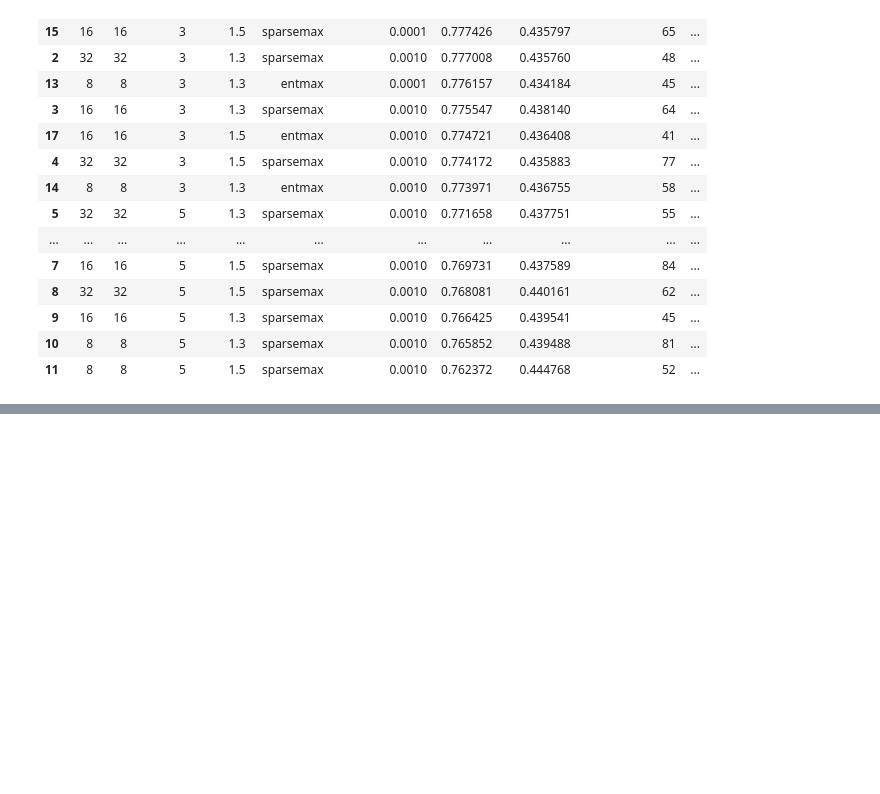
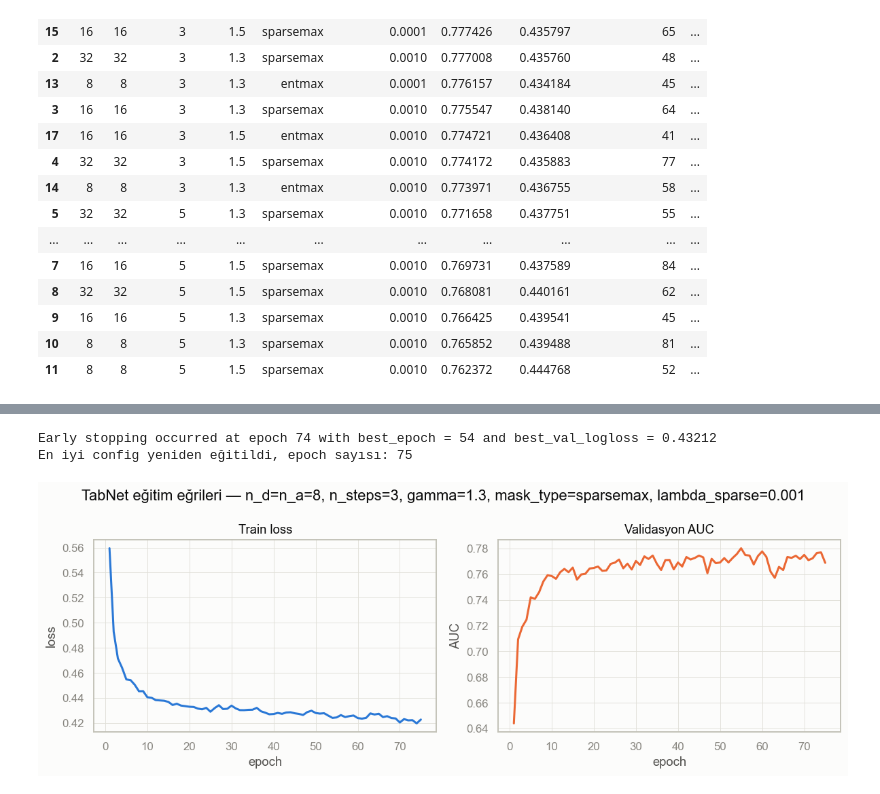
Before and after one commit to KamuranBey00/DataScienceProject, a Jupyter notebook: notebooks/04_tabnet.ipynb, the cells around one changed output, grey strips where cells are left out. Saved outputs shown, nothing was run; the diff lists cells and outputs as text; code cells hidden in the pictures; blank space fills up the shorter version.

```diff
--- a/notebooks/04_tabnet.ipynb
+++ b/notebooks/04_tabnet.ipynb
@@ -327,0 +333,56 @@ En iyi config -> n_d=n_a=8 n_steps=3 gamma=1.3 mask_type=sparsemax lambda_sparse
+# %%
+BEST = grid_df.iloc[0]
+
+best_clf = TabNetClassifier(
+    cat_idxs=cat_idxs,
+    cat_dims=cat_dims,
+    cat_emb_dim=2,
+    n_d=int(BEST.n_d),
+    n_a=int(BEST.n_a),
+    n_steps=int(BEST.n_steps),
+    gamma=float(BEST.gamma),
+    mask_type=BEST.mask_type,
+    lambda_sparse=float(BEST.lambda_sparse),
+    seed=SEED,
+    verbose=0,
+)
+best_clf.fit(
+    X_train,
+    y_train,
+    eval_set=[(X_val, y_val)],
+    eval_name=["val"],
+    eval_metric=["auc", "logloss"],
+    max_epochs=100,
+    patience=20,
+    batch_size=1024,
+    virtual_batch_size=128,
+)
+print("En iyi config yeniden eğitildi, epoch sayısı:", len(best_clf.history["loss"]))
+# %% [output]
+Early stopping occurred at epoch 74 with best_epoch = 54 and best_val_logloss = 0.43212
+En iyi config yeniden eğitildi, epoch sayısı: 75
+# %%
+import matplotlib.pyplot as plt
+
+from src.plots import SERIES, save_fig, set_style
+
+set_style()
+history = best_clf.history
+epochs = range(1, len(history["loss"]) + 1)
+
+fig, axes = plt.subplots(1, 2, figsize=(11, 4))
+axes[0].plot(epochs, history["loss"], color=SERIES[0])
+axes[0].set(title="Train loss", xlabel="epoch", ylabel="loss")
+
+axes[1].plot(epochs, history["val_auc"], color=SERIES[1])
+axes[1].set(title="Validasyon AUC", xlabel="epoch", ylabel="AUC")
+
+fig.suptitle(
+    f"TabNet eğitim eğrileri — n_d=n_a={int(BEST.n_d)}, n_steps={int(BEST.n_steps)}, "
+    f"gamma={BEST.gamma}, mask_type={BEST.mask_type}, lambda_sparse={BEST.lambda_sparse}"
+)
+fig.tight_layout()
+save_fig(fig, "extra_tabnet_training")
+plt.show()
+# %% [output]
+[figure, added]
```
Also changed, not shown: parts of 1 cell of this notebook, 2 other files.
